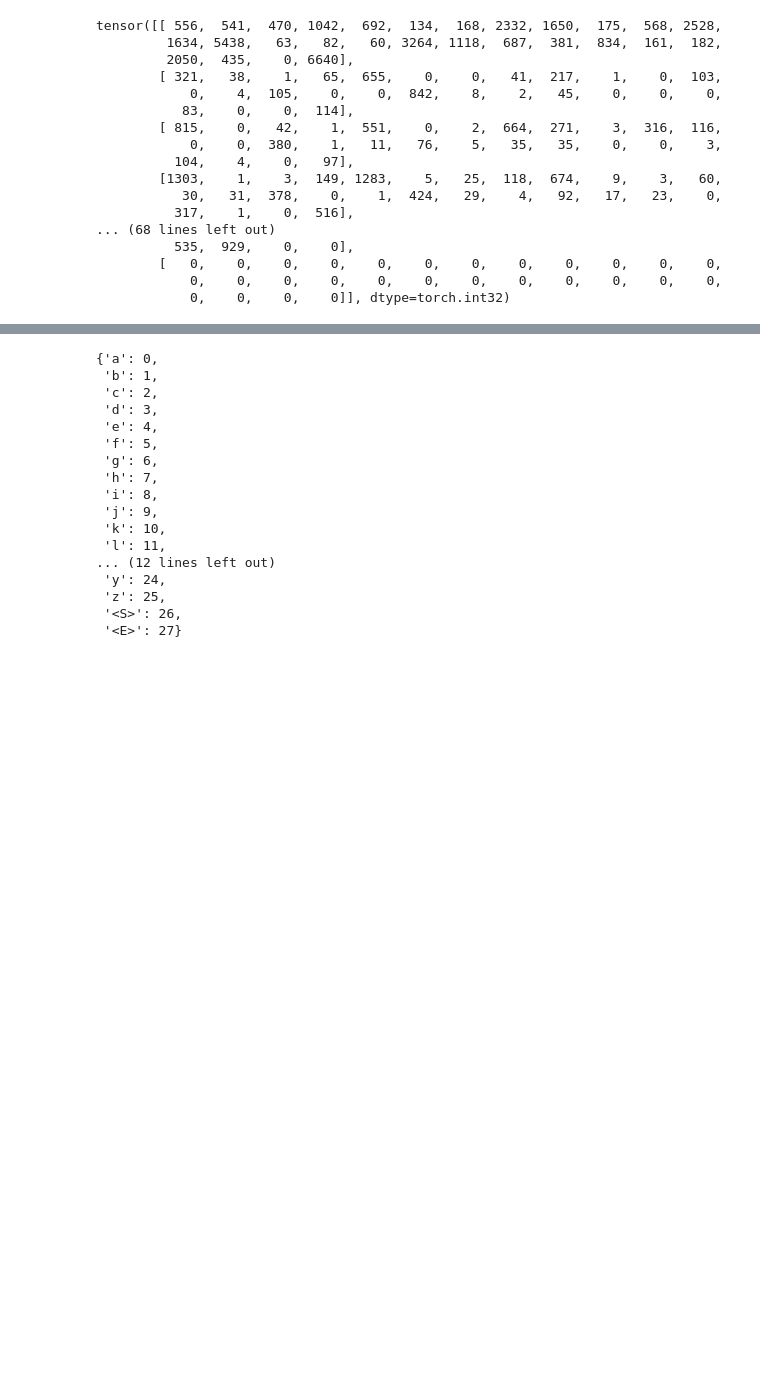
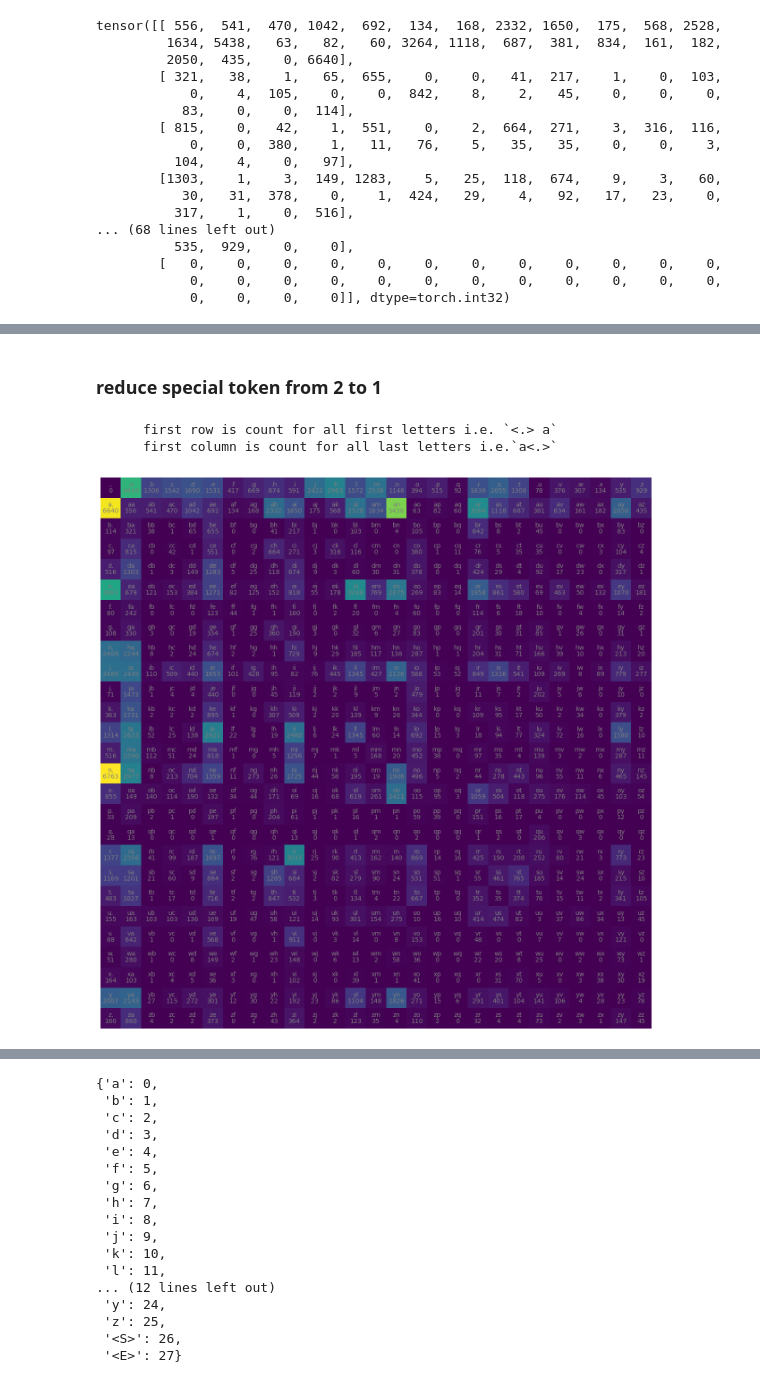
Before and after one commit to mzohaibnasir/fromScratch, a Jupyter notebook: 03_makemore/main.ipynb, the cells around one changed output, grey strips where cells are left out. Drawn from its saved outputs; the diff is of its cells as text; code cells hidden in the pictures; blank space fills up the shorter version.

```diff
--- a/03_makemore/main.ipynb
+++ b/03_makemore/main.ipynb
@@ -309,0 +339,80 @@ plt.imshow(N)
+# %% [markdown]
+### reduce special token from 2 to 1
+# %%
+# concurrency_matrix = torch.zeros((28,28), dtype=torch.int32)  #26: letters, 1: <S> 1: <E>
+# concurrency_matrix, concurrency_matrix.dtype   # single precision floating point numbers: float32 but we want to store count so precision is not needed
+
+N = torch.zeros((27,27), dtype=torch.int32)  #26: letters, 1: <S> 1: <E>
+N, N.dtype   # single precision floating point numbers: float32 but we want to store count so precision is not needed
+
+
+# alphabets = [chr(_) for _ in range(ord('a'), ord('z')+1)]
+alphabets = list(set("".join(words)))
+
+# chars = ['.'] + sorted(alphabets)
+chars = sorted(alphabets)
+
+stoi ={ s:i+1 for i , s in enumerate(chars)}
+stoi['.']=0
+# print(len(stoi), stoi)
+itos={i:s for s, i in stoi.items()}
+
+
+
+
+b = {}# dict to mantain count of bigram
+for w in words:         # emma
+    chs = ['.'] + list(w) +['.']  # ['<S>', 'e', 'm', 'm', 'a', '<E>']
+    # print(chs)
+    for ch1, ch2 in zip(chs, chs[1:]):
+        # print(ch1, ch2)
+        # ['<S>', 'e'] : bigram of start character  # ['a', '<E>'] : bigram of end
+        # calculting frequency of these characters
+
+        # bigram = (ch1, ch2)
+        # b[bigram] = b.get(bigram, 0)+1
+        # print(ch1, ch2)
+        # print(rows.index(ch1))
+        # print(rows.index(ch2))
+
+        # concurrency_matrix[chars.index(ch1), chars.index(ch2)]+=1
+        ix1 = stoi[ch1]
+        ix2 = stoi[ch2]
+        N[ix1,ix2] +=1
+        # b[bigram]=  b[bigram] +1 if bigram in b.keys() else 1
+        # print(bigram)
+
+
+# concurrency_matrix[chars.index('n'), chars.index('<E>')]
+
+
+
+
+import matplotlib.pyplot as plt
+%matplotlib inline
+
+
+itos = {i:s for s,i in stoi.items()}  #reverse dictionary
+
+plt.figure(figsize=(16, 16))
+# plt.imshow(N, cmap='Blues')
+for i in range(27):
+    for j in range(27):
+        chstr = itos[i]+itos[j]
+        plt.text(j,i, chstr, ha="center", va="bottom", color="gray")
+        plt.text(j,i, N[i,j].item(), ha="center", va="top", color="gray")
+plt.axis('off')
+plt.imshow(N)
+
+
+
+
+print("""
+      first row is count for all first letters i.e. `<.> a`
+      first column is count for all last letters i.e.`a<.>`
+
+      """)
+# %% [output]
+      first row is count for all first letters i.e. `<.> a`
+      first column is count for all last letters i.e.`a<.>`
+[figure, added]
```
Also changed, not shown: parts of 4 cells of this notebook.
